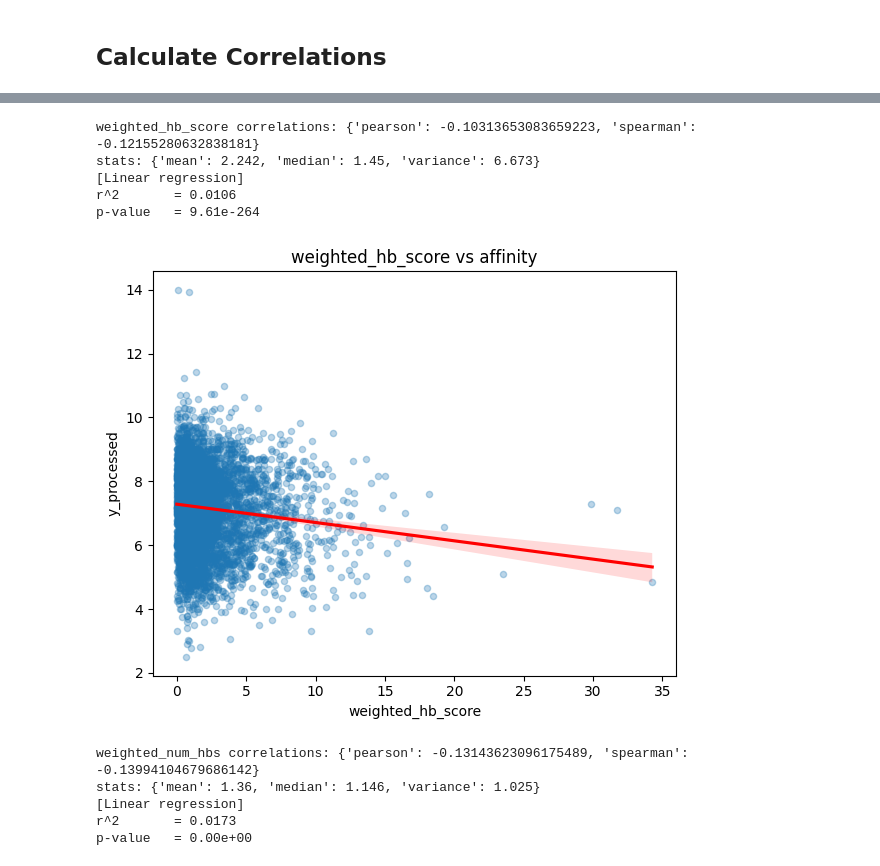
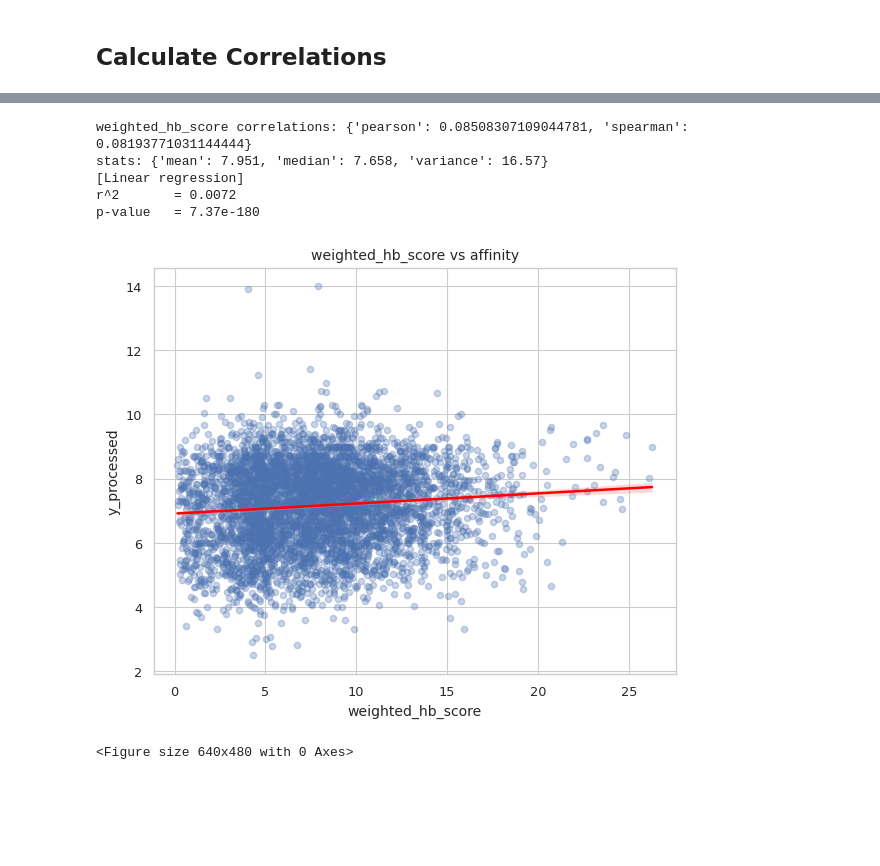
Before and after one commit to fatemeh-moghaddam/kinodata-3D-affinity-prediction, a Jupyter notebook: prob/interactions/interaction_scores.ipynb, the cells around one changed output, grey strips where cells are left out. Saved outputs shown, nothing was run; the diff lists cells and outputs as text; code cells hidden in the pictures; blank space fills up the shorter version.

```diff
--- a/prob/interactions/interaction_scores.ipynb
+++ b/prob/interactions/interaction_scores.ipynb
@@ -536,0 +451,3 @@ Name: weighted_num_hbs, dtype: float64
+# %%
+bond_scores['weighted_hb_score'] = (bond_scores['sum_hb_score'] / bond_scores['mw_exp'])
+bond_scores.head()
@@ -537,21 +461,4 @@ Name: weighted_num_hbs, dtype: float64
 # %%
-# bond_score_col = "bond_score_gauss"
-bond_score_col = "bond_score"
-
-bond_scores = (
-    hydrogen_bonds_df
-    .groupby("activity_id", as_index=False)[bond_score_col]
-    .sum()
-    .rename(columns={bond_score_col: "sum_hb_score"})
-)
-bond_scores = bond_scores.merge(weights, on='activity_id', how='right')
-bond_scores['weighted_hb_score'] = (bond_scores['sum_hb_score'] * bond_scores['mw_weight'])
-bond_scores = bond_scores.merge(mapping[['activity_id', 'ident', 'y_processed']], on='activity_id', how='left')
-
-print(len(bond_scores))
-
-plot_dist_with_log(bond_scores, "weighted_hb_score", bins=50, kde=True, show_ecdf=True)
+plot_dist_with_log(bond_scores, col="weighted_hb_score", title = "Distribution of Weighted Hydrogen Bond Scores", kde=True, show_ecdf=True, save_path=save_dir/"weighted_hb_score_dist.png")
 print(bond_scores["weighted_hb_score"].describe())
-
-bond_scores.head()
 # %% [output]
@@ -577,7 +477,7 @@ Filter Outliers
 # %%
 interactions = {
     "weighted_hb_score": bond_scores,
-    "weighted_num_hbs": num_hydrogen_bonds
+    # "weighted_num_hbs": num_hydrogen_bonds
 }
 # %%
 from prob.paths_and_io import save_out_tensor
@@ -653,6 +553,7 @@ def plot_scatter_with_regression(
     title: str = None,
     subsample: int | None = 5000,
     use_hexbin: bool = True,
+    save_dir: Path | None = None,
 ):
     data = df[[bond_col, y_col]]
     if dropna:
@@ -711,6 +612,8 @@ def plot_scatter_with_regression(
 
     plt.tight_layout()
     plt.show()
+    if save_dir is not None:
+        plt.savefig(save_dir)
 # %%
 bond_scores.head()
 # %% [output]
@@ -723,23 +636,20 @@ bond_scores.head()
 # %%
 for intr_name, intr_df in interactions.items():
     corrs = compute_correlations(intr_df, bond_col=intr_name)
     print(f"\n{intr_name} correlations: {corrs}")
     print(f"stats: {compute_bond_stats(intr_df, bond_col=intr_name)}")
     plot_scatter_with_regression(
         intr_df,
         bond_col=intr_name,
         title=f"{intr_name} vs affinity",
         use_hexbin=False,
+        save_dir=_DATA_DIR/"targets"/f"scatter_{intr_name}_vs_affinity.png"
     )
 # %% [output]
-weighted_hb_score correlations: {'pearson': -0.10313653083659223, 'spearman': -0.12155280632838181}
-stats: {'mean': 2.242, 'median': 1.45, 'variance': 6.673}
+weighted_hb_score correlations: {'pearson': 0.08508307109044781, 'spearman': 0.08193771031144444}
+stats: {'mean': 7.951, 'median': 7.658, 'variance': 16.57}
 [Linear regression]
-r^2       = 0.0106
-p-value   = 9.61e-264
+r^2       = 0.0072
+p-value   = 7.37e-180
-[figure, old version]
+[figure, new version]
-weighted_num_hbs correlations: {'pearson': -0.13143623096175489, 'spearman': -0.13994104679686142}
-stats: {'mean': 1.36, 'median': 1.146, 'variance': 1.025}
-[Linear regression]
-r^2       = 0.0173
-p-value   = 0.00e+00
+<Figure size 640x480 with 0 Axes>
```
Also changed, not shown: parts of 21 cells of this notebook, 1 other file.
